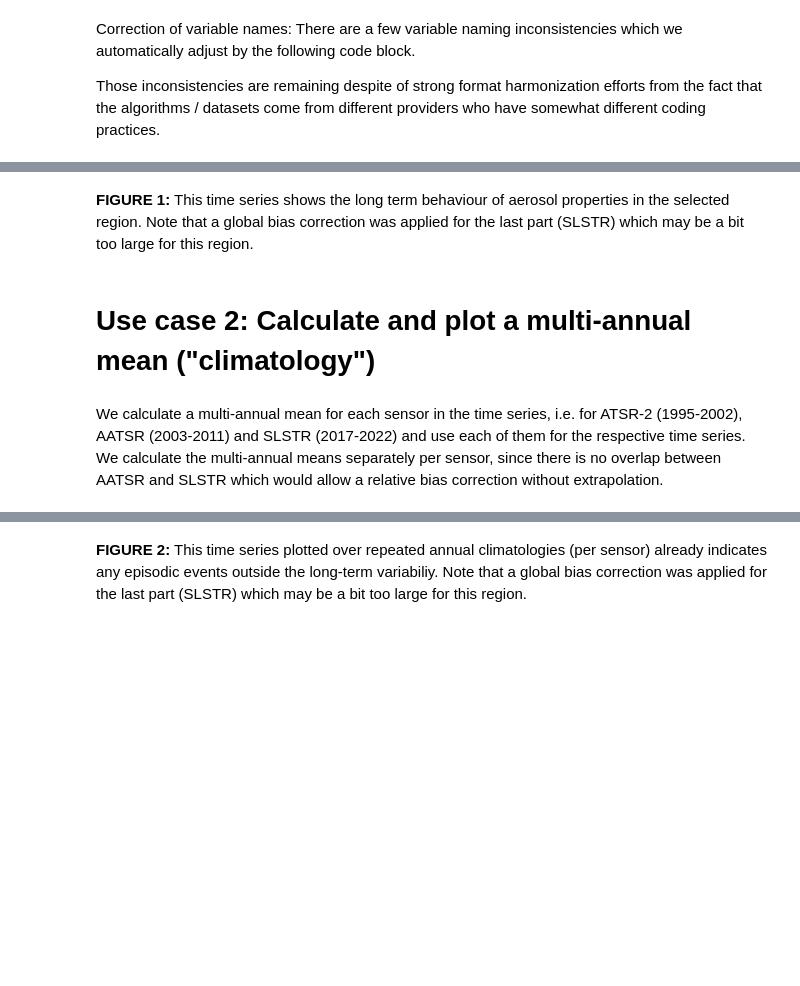
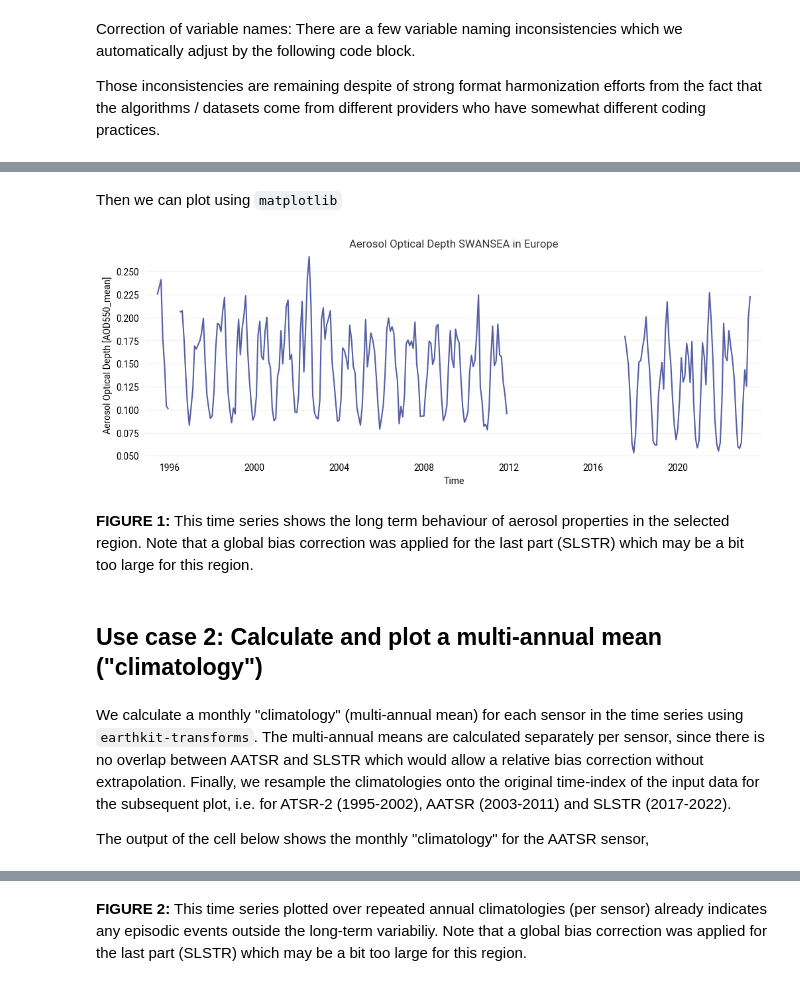
Before and after one commit to ecmwf-training/c3s-training-submodule-sat-obs-atmos-comp, a Jupyter notebook: aerosol-multi-sensor-record.ipynb, the cells around one changed output, grey strips where cells are left out. Cells and saved outputs as stored; diff of their text form; code cells hidden in the pictures; blank space fills up the shorter version.

```diff
--- a/aerosol-multi-sensor-record.ipynb
+++ b/aerosol-multi-sensor-record.ipynb
@@ -139,0 +74,3 @@ years = ['%04d'%(yea) for yea in range(1995, 2024)]
+# %%
+DATADIR = './data_dir'
+os.makedirs(DATADIR, exist_ok=True)
@@ -376 +315,11 @@ for year in years_dual:
+# %%
+# Define global bias corrections for SLSTR per algorithm
+SLSTR_biases = {
+    'ORAC': 0.06,
+    'SDV': 0.00,
+    'SWANSEA': 0.045,
+    'ENS': 0.03,
+}
+
+ds_dict["SLSTR"][varname] = ds_dict["SLSTR"][varname] - SLSTR_biases[SLSTR_algorithm]
 # %% [markdown]
@@ -387,0 +327,18 @@ plt.savefig(DATADIR + 'timeseries_' + variable + '_' + algorithm + '_' + region
+# %%
+ds_full_timeseries = xr.concat(ds_dict.values(), dim="time")
+# Plot the combined data record
+# Create the time-series DataArray by looping over the three sensors
+region_slice = dict(
+    latitude=slice(extent[region][2], extent[region][3]),
+    longitude=slice(extent[region][0], extent[region][1])
+)
+ds_region = ds_full_timeseries.sel(**region_slice)
+
+mean_time_series = ek_aggregate.spatial.reduce(ds_region[varname], how="mean", skipna=True, weights="latitude")
+
+# So that we can visualise the gaps in data, we will reindex with a complete time index
+time_index = pd.date_range(
+    start=f"{years[0]}-01-01", end=f"{years[-1]}-12-31", freq='MS'
+)
+mean_time_series = mean_time_series.reindex(time=time_index)
+mean_time_series
@@ -388,6 +363,24 @@ plt.savefig(DATADIR + 'timeseries_' + variable + '_' + algorithm + '_' + region
+# %% [markdown]
+Then we can plot using `matplotlib`
+# %%
+# A prettified name for the variable
+variable_pretty = variable.title().replace("_", " ")
+fig, ax = plt.subplots(figsize=(12,4))
+mean_time_series.plot(ax=ax)
+ax.set_title(f"{variable_pretty} {algorithm} in {region}")
+ax.set_ylabel(f"{variable_pretty} [{varname}]")
+ax.set_xlabel("Time")
+
+#  To save the figure, uncomment the following line, or use the save button in the plot window
+# plt.savefig(f"{DATADIR}/timeseries_{variable}_{algorithm}_{region}.png", dpi=500, bbox_inches='tight')
+plt.show()
+# %% [output]
+[figure, added]
 # %% [markdown]
 **FIGURE 1:** This time series shows the long term behaviour of aerosol properties in the selected region. Note that a global bias correction was applied for the last part (SLSTR) which may be a bit too large for this region.
 # %% [markdown]
-# <a id='climatology'></a> Use case 2: Calculate and plot a multi-annual mean ("climatology")
+## Use case 2: Calculate and plot a multi-annual mean ("climatology")
 # %% [markdown]
-We calculate a multi-annual mean for each sensor in the time series, i.e. for ATSR-2 (1995-2002), AATSR (2003-2011) and SLSTR (2017-2022) and use each of them for the respective time series. We calculate the multi-annual means separately per sensor, since there is no overlap between AATSR and SLSTR which would allow a relative bias correction without extrapolation.
+We calculate a monthly "climatology" (multi-annual mean) for each sensor in the time series using `earthkit-transforms`. The multi-annual means are calculated separately per sensor, since there is no overlap between AATSR and SLSTR which would allow a relative bias correction without extrapolation. Finally, we resample the climatologies onto the original time-index of the input data for the subsequent plot, i.e. for ATSR-2 (1995-2002), AATSR (2003-2011) and SLSTR (2017-2022).
+
+The output of the cell below shows the monthly "climatology" for the AATSR sensor,
```
Also changed, not shown: parts of 67 cells of this notebook.
